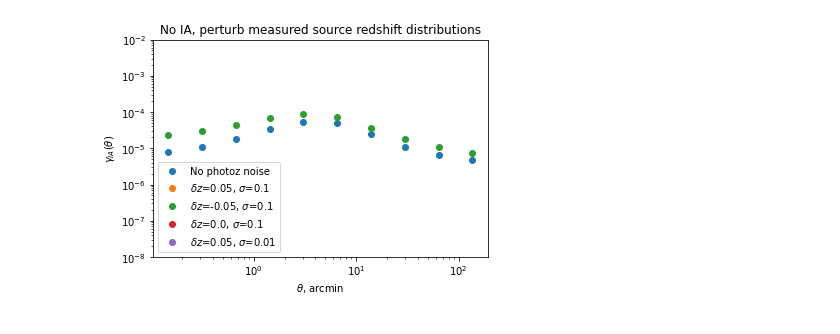
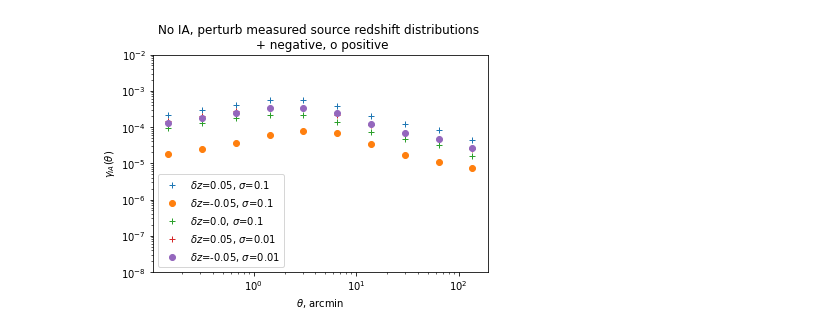
Before and after one commit to c-d-leonard/IA_GGL, a Jupyter notebook: pz_test.ipynb, the cells around one changed output. Saved outputs shown, nothing was run; the diff lists cells and outputs as text; code cells hidden in the pictures.

```diff
--- a/pz_test.ipynb
+++ b/pz_test.ipynb
@@ -27,3 +35,21 @@ plt.savefig('./perturb_true_source_dNdzs.png')
 gammas = [0]*len(pz_pars); thetas = [0]*len(pz_pars)
 for i in range(0,len(pz_pars)):
     thetas[i], gammas[i] = np.loadtxt('./txtfiles/photo_z_test/gamma_IA_est_DESY1_measured-redshifts-wrong_sigma='+str(pz_pars[i][1])+'deltaz='+str(pz_pars[i][0])+'.txt', unpack=True)
+# %%
+plt.figure()
+#plt.loglog(theta_fid, gamma_fid, 'o', label='No photoz noise')
+#for i in range(0,len(pz_pars)):
+#    plt.loglog(thetas[i], np.abs(gammas[i]), 'o', label='$\delta z$='+str(pz_pars[i][0])+', $\sigma$='+str(pz_pars[i][1]))
+plt.loglog(thetas[0], np.abs(gammas[0]), '+', label='$\delta z$='+str(pz_pars[0][0])+', $\sigma$='+str(pz_pars[0][1]))
+plt.loglog(thetas[1], gammas[1], 'o', label='$\delta z$='+str(pz_pars[1][0])+', $\sigma$='+str(pz_pars[1][1]))
+plt.loglog(thetas[2], np.abs(gammas[2]), '+', label='$\delta z$='+str(pz_pars[2][0])+', $\sigma$='+str(pz_pars[2][1]))
+plt.loglog(thetas[3], np.abs(gammas[3]), '+', label='$\delta z$='+str(pz_pars[3][0])+', $\sigma$='+str(pz_pars[3][1]))
+plt.loglog(thetas[4], gammas[4], 'o', label='$\delta z$='+str(pz_pars[4][0])+', $\sigma$='+str(pz_pars[4][1]))
+plt.ylabel('$\gamma_{IA}(\\theta)$')
+plt.xlabel('$\\theta$, arcmin')
+plt.title('No IA, perturb measured source redshift distributions \n + negative, o positive')
+plt.ylim(10**(-8),10**(-2))
+plt.legend()
+plt.savefig('./perturb_measured_source_dNdzs.png')
+# %% [output]
+[figure, added]
@@ -30,13 +60,11 @@ for i in range(0,len(pz_pars)):
 # %%
 plt.figure()
-plt.loglog(theta_fid, gamma_fid, 'o', label='No photoz noise')
+#plt.loglog(theta_fid, gamma_fid, 'o', label='No photoz noise')
 for i in range(0,len(pz_pars)):
     plt.loglog(thetas[i], gammas[i], 'o', label='$\delta z$='+str(pz_pars[i][0])+', $\sigma$='+str(pz_pars[i][1]))
 plt.ylabel('$\gamma_{IA}(\\theta)$')
 plt.xlabel('$\\theta$, arcmin')
-plt.title('No IA, perturb measured source redshift distributions')
+plt.title('No IA, all source redshifts shifted')
 plt.ylim(10**(-8),10**(-2))
 plt.legend()
-plt.savefig('./perturb_measured_source_dNdzs.png')
+plt.savefig('./perturb_all_source_dNdzs.png')
-# %% [output]
-[figure, removed]
```
Also changed, not shown: parts of 4 cells of this notebook, 2 other files.
